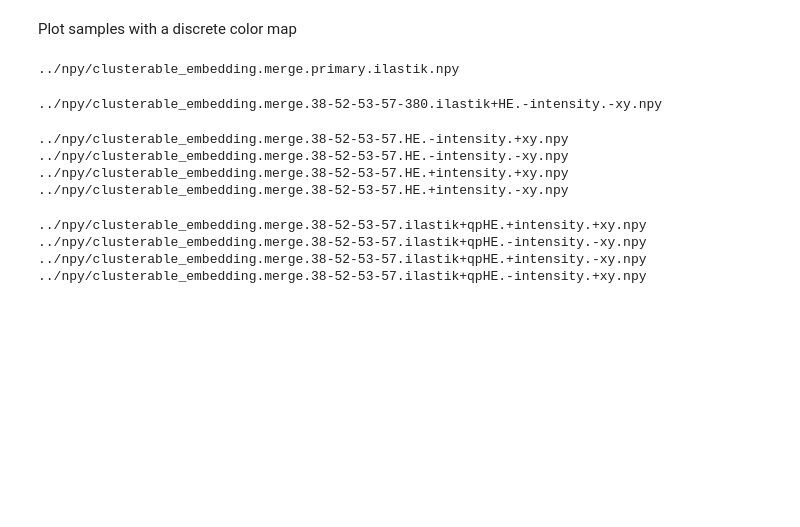
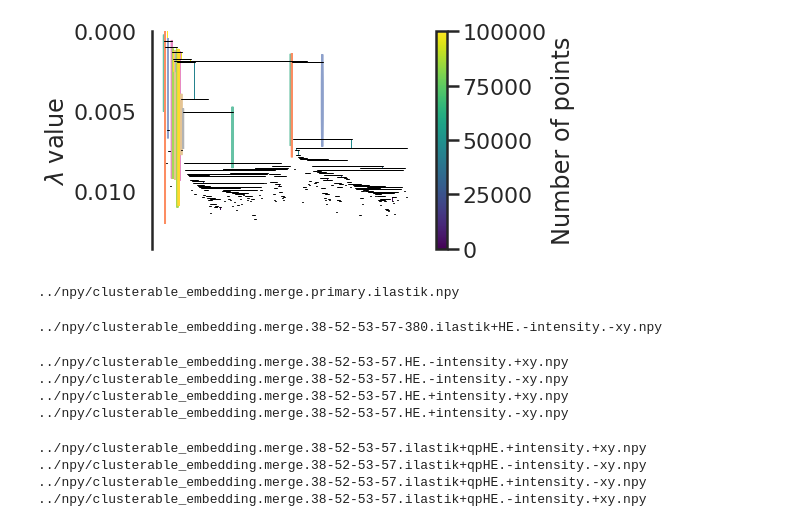
Before and after one commit to BiCroLab/WSI-analysis, a Jupyter notebook: SG/heatmap_module/ipynb/covd_view-notClustered_ilastik.ipynb, the cells around one changed output. Cells and saved outputs as stored; diff of their text form; code cells hidden in the pictures; blank space fills up the shorter version.

```diff
--- a/SG/heatmap_module/ipynb/covd_view-notClustered_ilastik.ipynb
+++ b/SG/heatmap_module/ipynb/covd_view-notClustered_ilastik.ipynb
@@ -28,17 +28,22 @@ def show_cluster(embedding_name):
     fig.update_layout(margin=dict(l=0, r=0, b=0, t=0))
     fig.write_html(embedding_name+'.html', auto_open=True)
 # %%
+'''
+UMAP representation of the morphology
+and coloring based on a given feature
+'''
 import plotly.graph_objects as go
 from plotly.graph_objs import *
 import pandas as pd
 import plotly.express as px
 import os
 
-id_list = [53,17,52,40,38,45,39,57,56,51,13,46,41,54]
+id_list = [13,53,17,52,40,38,45,39,57,56,51,46,41,54]
 usecols = (3, 4, 5, 6, 7, 8)
 features = ['area','perimeter','eccentricity','circularity','mean_intensity','tot_intensity']
 
-for idx in id_list:
+for idx in id_list[:1]:
+    idx = 52
     morphology_filename = '/home/garner1/wsi-data/npy/'+str(idx)+'.txt.woInf.gz'
     embedding_filename = '/home/garner1/wsi-data/npy/id'+str(idx)+'_clusterable_embedding.morphology.npy'
 
@@ -60,6 +65,4 @@ for idx in id_list:
                             color="#7f7f7f"
                                 )
                          )
-        fig.write_html(embedding_filename+'.'+feature+'.100K_subsampling.html', auto_open=False)
+        fig.write_html(embedding_filename+'.'+feature+'.100K_subsampling.html', auto_open=True)
-# %% [markdown]
-Plot samples with a discrete color map
@@ -65,0 +104,50 @@ Plot samples with a discrete color map
+# %%
+'''
+Density based clustering
+'''
+import matplotlib.pyplot as plt
+import seaborn as sns
+import sklearn.datasets as data
+%matplotlib inline
+sns.set_context('poster')
+sns.set_style('white')
+sns.set_color_codes()
+plot_kwds = {'alpha' : 0.5, 's' : 80, 'linewidths':0}
+
+import hdbscan
+
+XX = df.sample(n=100000,axis=0)
+pos = XX[['cx','cy']]
+
+min_cluster_size = 100 #parameters
+min_samples = 10       #parameters
+
+clusterer = hdbscan.HDBSCAN(min_samples=min_samples, min_cluster_size=min_cluster_size, gen_min_span_tree=True)
+clusterer.fit(pos) #cluster positions
+clusterer.condensed_tree_.plot(select_clusters=True,
+                               selection_palette=sns.color_palette("Set2",len(clusterer.labels_)))
+
+from plotly.graph_objs import *
+import pandas as pd
+import plotly.express as px
+import plotly.graph_objects as go
+
+XX['cluster'] = clusterer.labels_    #add cluster id to dataframe
+XX['cluster'] = XX['cluster'].apply(str)   #make clustet id a string
+
+#df['alpha'] = clusterer.probabilities_
+#df['alpha'] = df['alpha'].apply(str)
+
+df_filtered = XX[XX.cluster != str(-1)]  # consider only clustered points
+
+fig = px.scatter_3d(df_filtered, x="x", y="y", z="z", color="cluster", hover_name="cluster",
+                        color_discrete_sequence=px.colors.qualitative.Set2)
+fig.update_traces(marker=dict(size=1,opacity=0.75),selector=dict(mode='markers'))
+fig.update_layout(title=os.path.basename(embedding_filename)+' min_cluster='+str(min_cluster_size)+' min_samples='+str(min_samples),
+                  font=dict(family="Courier New, monospace",size=18,color="#7f7f7f")
+                 )
+
+
+fig.write_html('test.html', auto_open=True)
+# %% [output]
+[figure, added]
```
Also changed, not shown: parts of 2 cells of this notebook, 1 other file.
